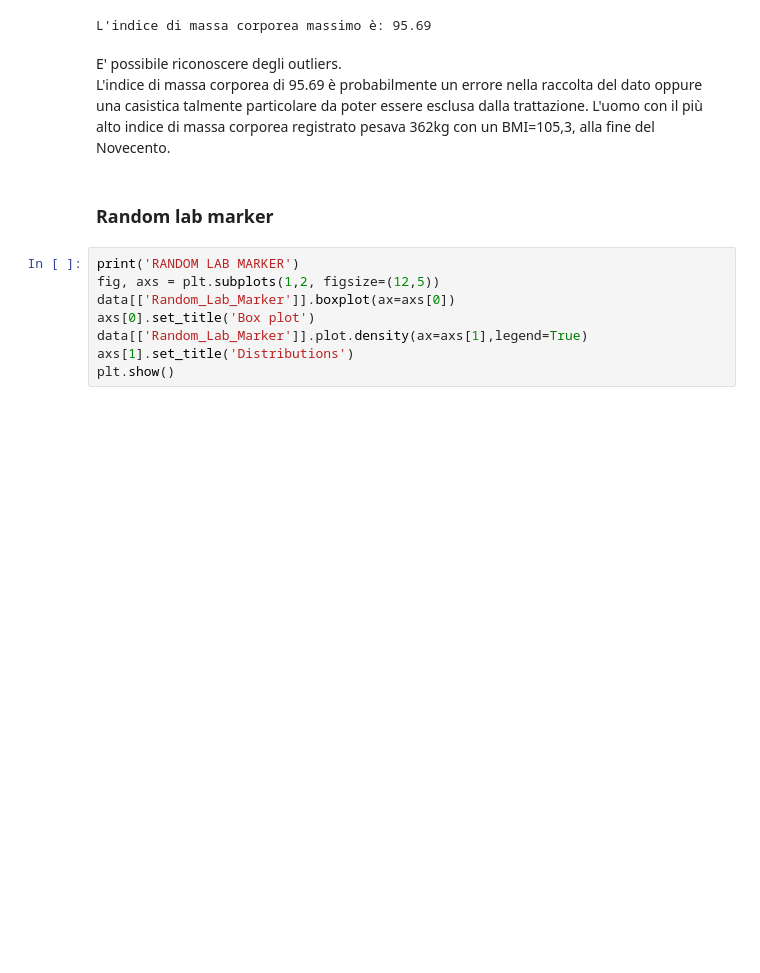
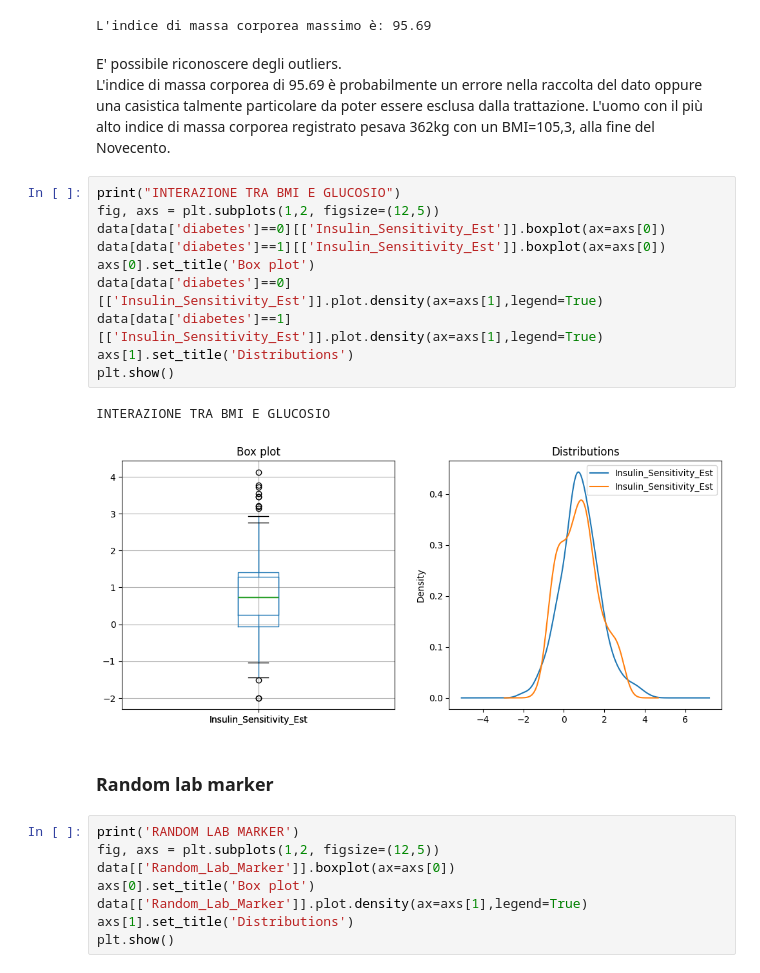
Before and after one commit to MaddalenaGhiotti/BusinessIntelligenceProject, a Jupyter notebook: Maddalena/EsplorazioneDati.ipynb, the cells around one changed output. Saved outputs shown, nothing was run; the diff lists cells and outputs as text; blank space fills up the shorter version.

```diff
--- a/Maddalena/EsplorazioneDati.ipynb
+++ b/Maddalena/EsplorazioneDati.ipynb
@@ -260,6 +264,19 @@ L'indice di massa corporea massimo è: 95.69
 # %% [markdown]
 E' possibile riconoscere degli outliers.\
 L'indice di massa corporea di 95.69 è probabilmente un errore nella raccolta del dato oppure una casistica talmente particolare da poter essere esclusa dalla trattazione. L'uomo con il più alto indice di massa corporea registrato pesava 362kg con un BMI=105,3, alla fine del Novecento.
+# %%
+print("INTERAZIONE TRA BMI E GLUCOSIO")
+fig, axs = plt.subplots(1,2, figsize=(12,5))
+data[data['diabetes']==0][['Insulin_Sensitivity_Est']].boxplot(ax=axs[0])
+data[data['diabetes']==1][['Insulin_Sensitivity_Est']].boxplot(ax=axs[0])
+axs[0].set_title('Box plot')
+data[data['diabetes']==0][['Insulin_Sensitivity_Est']].plot.density(ax=axs[1],legend=True)
+data[data['diabetes']==1][['Insulin_Sensitivity_Est']].plot.density(ax=axs[1],legend=True)
+axs[1].set_title('Distributions')
+plt.show()
+# %% [output]
+INTERAZIONE TRA BMI E GLUCOSIO
+[figure, added]
 # %% [markdown]
 ### Random lab marker
 # %%
```
Also changed, not shown: parts of 4 cells of this notebook.
